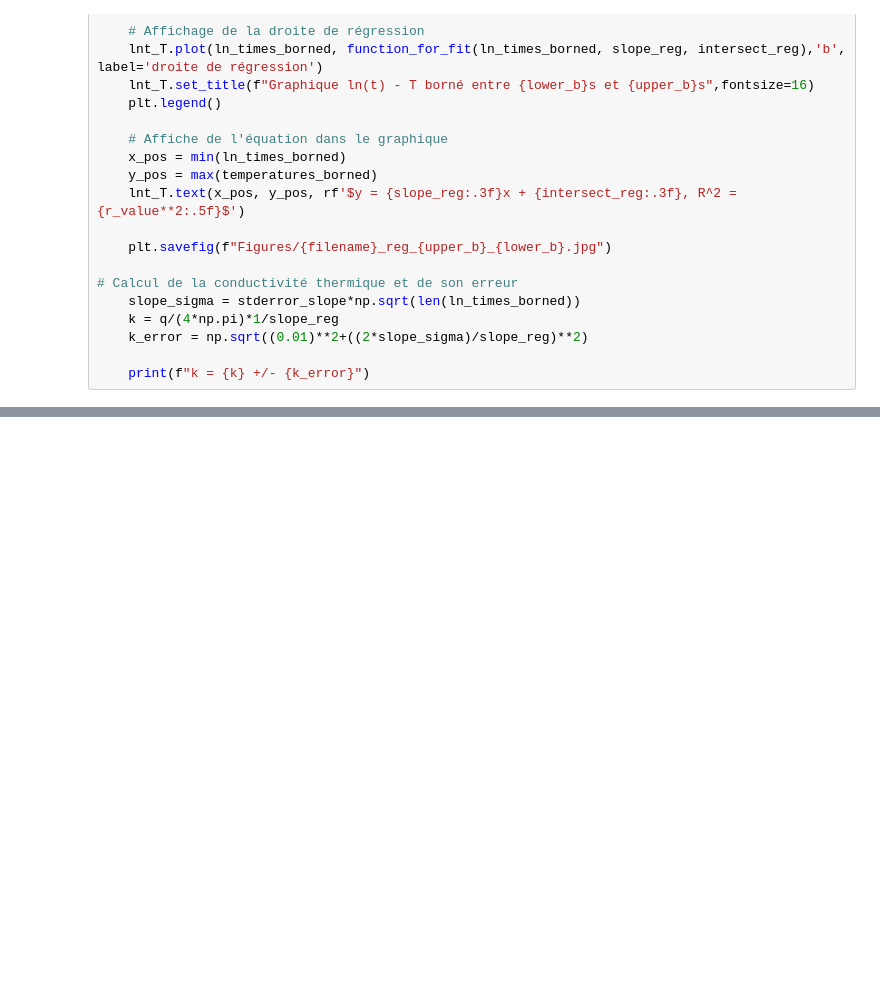
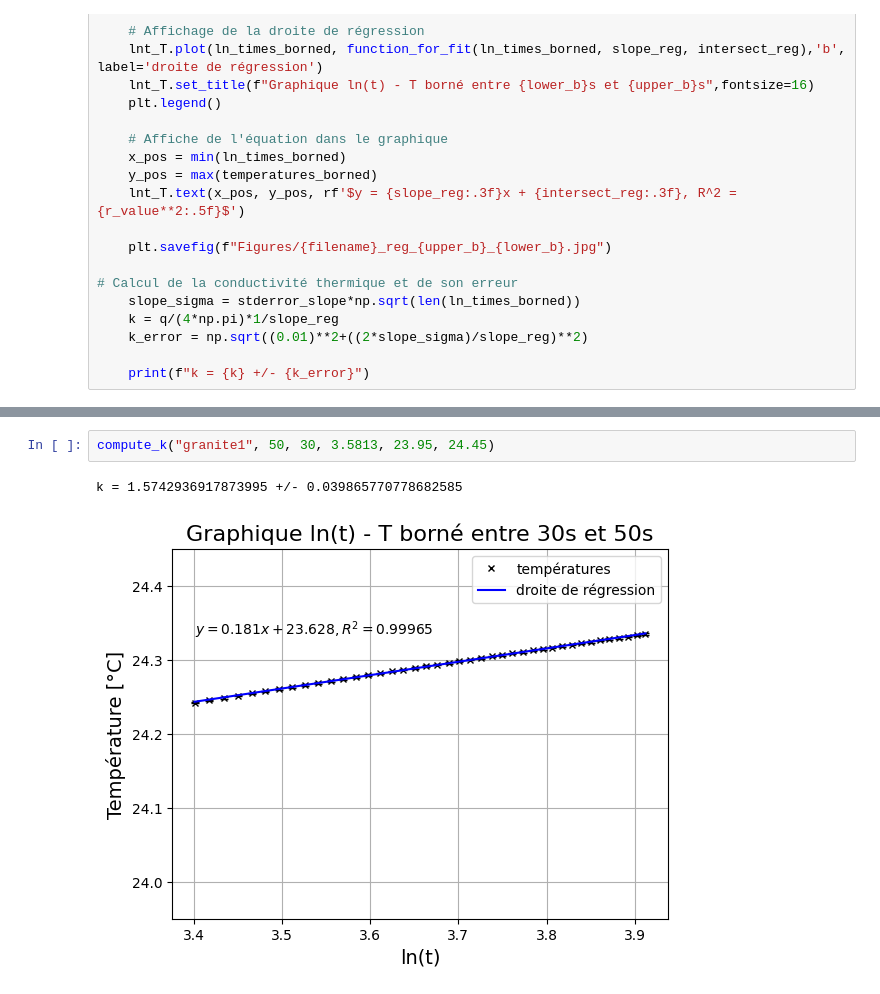
Before and after one commit to onillonn/TP_geologie, a Jupyter notebook: conductivite_thermique.ipynb, the cells around one changed output, grey strips where cells are left out. Cells and saved outputs as stored; diff of their text form; blank space fills up the shorter version.

```diff
--- a/conductivite_thermique.ipynb
+++ b/conductivite_thermique.ipynb
@@ -95,0 +104,5 @@ compute_k("granite1", 30, 10, 3.5813, 23.95, 24.45)
+# %%
+compute_k("granite1", 50, 30, 3.5813, 23.95, 24.45)
+# %% [output]
+k = 1.5742936917873995 +/- 0.039865770778682585
+[figure, added]
```
Also changed, not shown: parts of 12 cells of this notebook, 5 other files.
